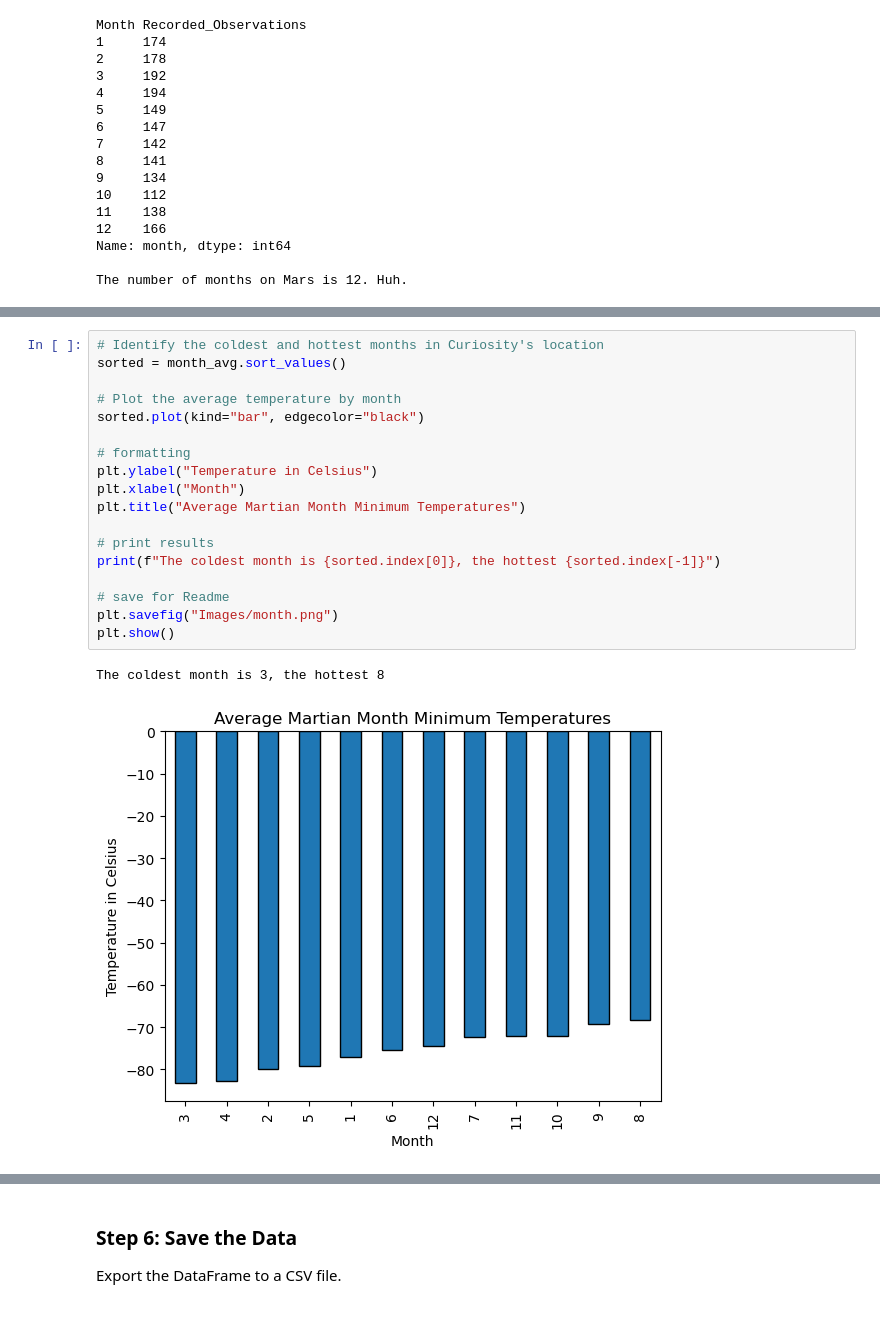
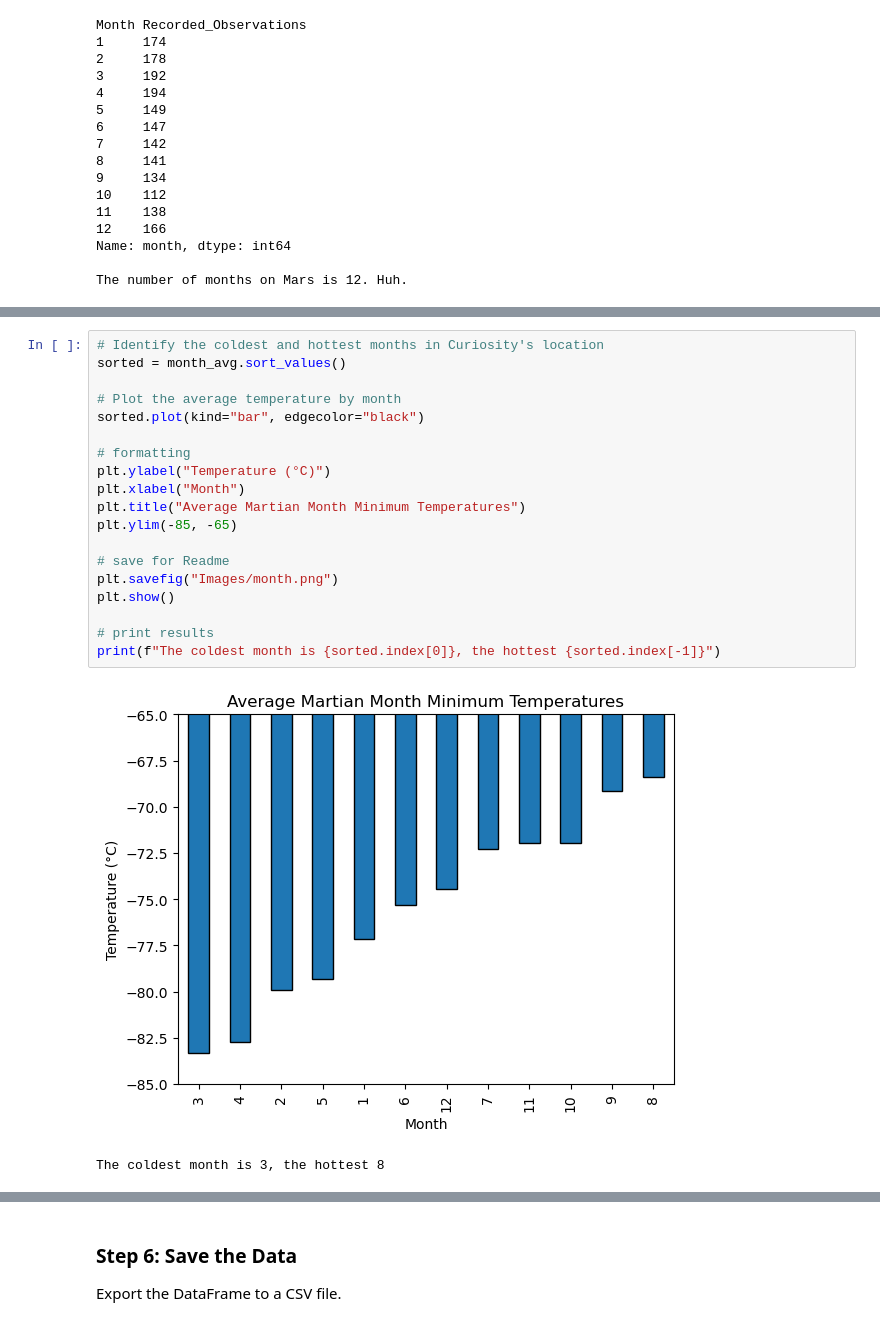
Before and after one commit to johbry17/11-web-scraping, a Jupyter notebook: part_2_mars_weather.ipynb, the cells around one changed output, grey strips where cells are left out. Saved outputs shown, nothing was run; the diff lists cells and outputs as text.

```diff
--- a/part_2_mars_weather.ipynb
+++ b/part_2_mars_weather.ipynb
@@ -217,21 +198,22 @@ plt.show()
 # %%
 # Identify the coldest and hottest months in Curiosity's location
 sorted = month_avg.sort_values()
 
 # Plot the average temperature by month
 sorted.plot(kind="bar", edgecolor="black")
 
 # formatting
-plt.ylabel("Temperature in Celsius")
+plt.ylabel("Temperature (°C)")
 plt.xlabel("Month")
 plt.title("Average Martian Month Minimum Temperatures")
-
-# print results
-print(f"The coldest month is {sorted.index[0]}, the hottest {sorted.index[-1]}")
+plt.ylim(-85, -65)
 
 # save for Readme
 plt.savefig("Images/month.png")
 plt.show()
+
+# print results
+print(f"The coldest month is {sorted.index[0]}, the hottest {sorted.index[-1]}")
 # %% [output]
+[figure, new version]
 The coldest month is 3, the hottest 8
-[figure, old version]
```
Also changed, not shown: parts of 19 cells of this notebook, 6 other files.
